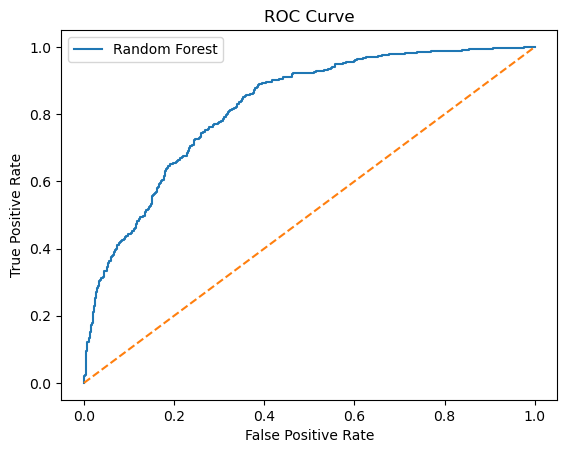
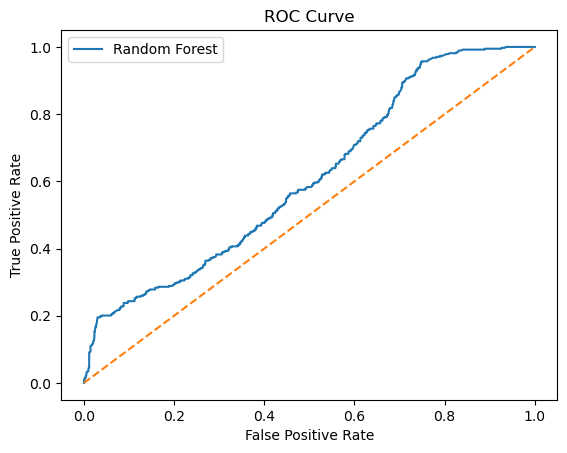
The change to this notebook cell's code, shown as a diff; its figure went from the first image to the second:
--- before
+++ after
@@ -9,4 +9,5 @@
 plt.title("ROC Curve")
 plt.legend()
+plt.savefig('images/roc_curve.png', dpi=300, bbox_inches='tight')
 plt.show()
 

Commit: Jupyter notebook